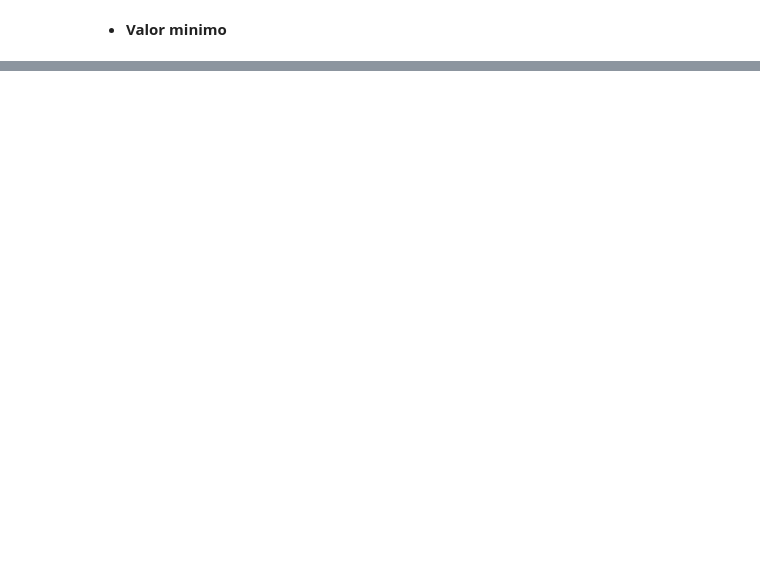
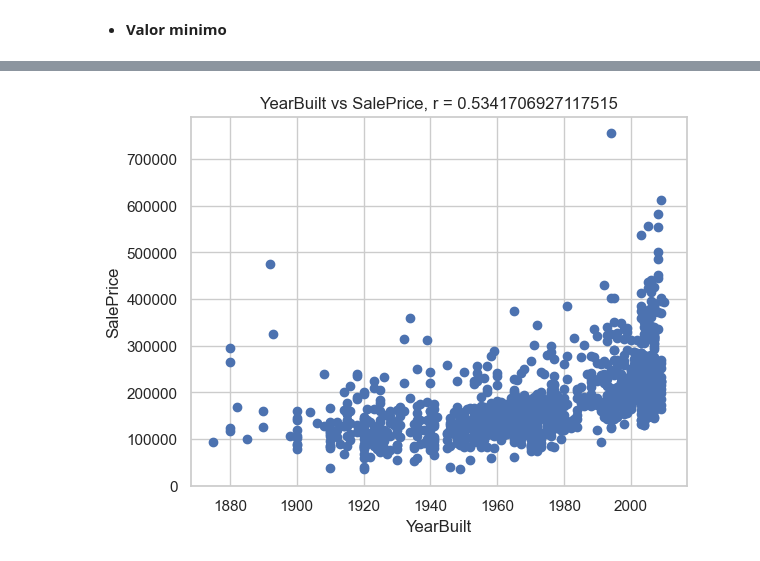
Before and after one commit to ElMangel/Proyecto-1--Regresi-n-con-c-digo, a Jupyter notebook: Proyecto_19000522.ipynb, the cells around one changed output, grey strips where cells are left out. Cells and saved outputs as stored; diff of their text form; code cells hidden in the pictures; blank space fills up the shorter version.

```diff
--- a/Proyecto_19000522.ipynb
+++ b/Proyecto_19000522.ipynb
@@ -68,0 +166,11 @@ hint: See the 'Note about fast-forwards' in 'git push --help' for details.
+# %%
+coef_correlacion4 = df['YearBuilt'].corr(df['SalePrice'])
+
+plt.scatter(df['YearBuilt'], df['SalePrice'])
+plt.xlabel('YearBuilt')
+plt.ylabel('SalePrice')
+plt.title(f'YearBuilt vs SalePrice, r = {coef_correlacion4}')
+plt.grid(True)
+plt.show()
+# %% [output]
+[figure, added]
```
Also changed, not shown: parts of 26 cells of this notebook.
